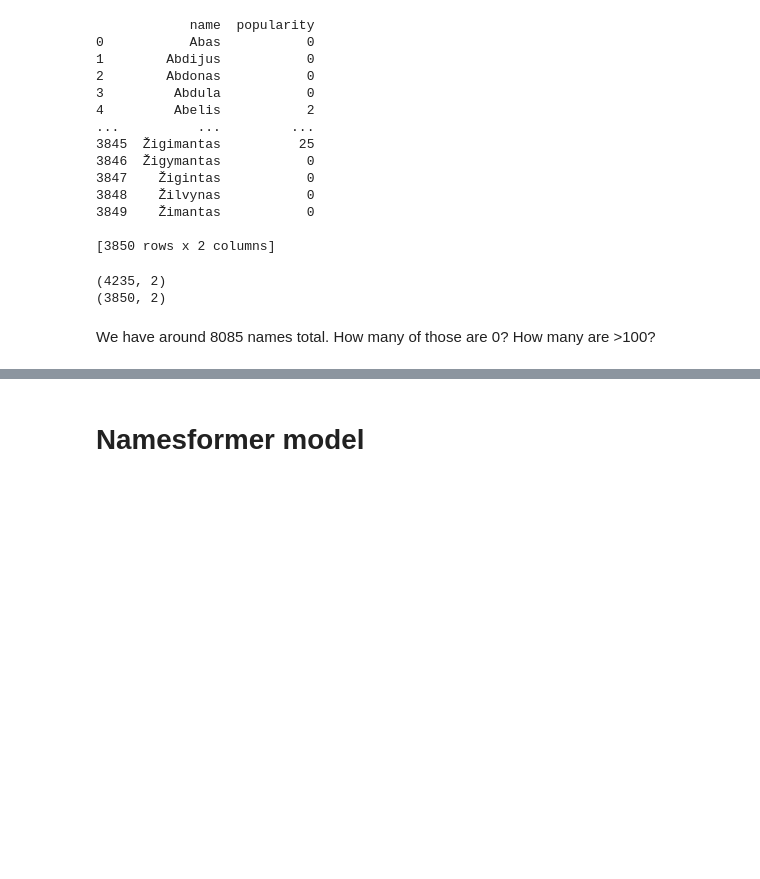
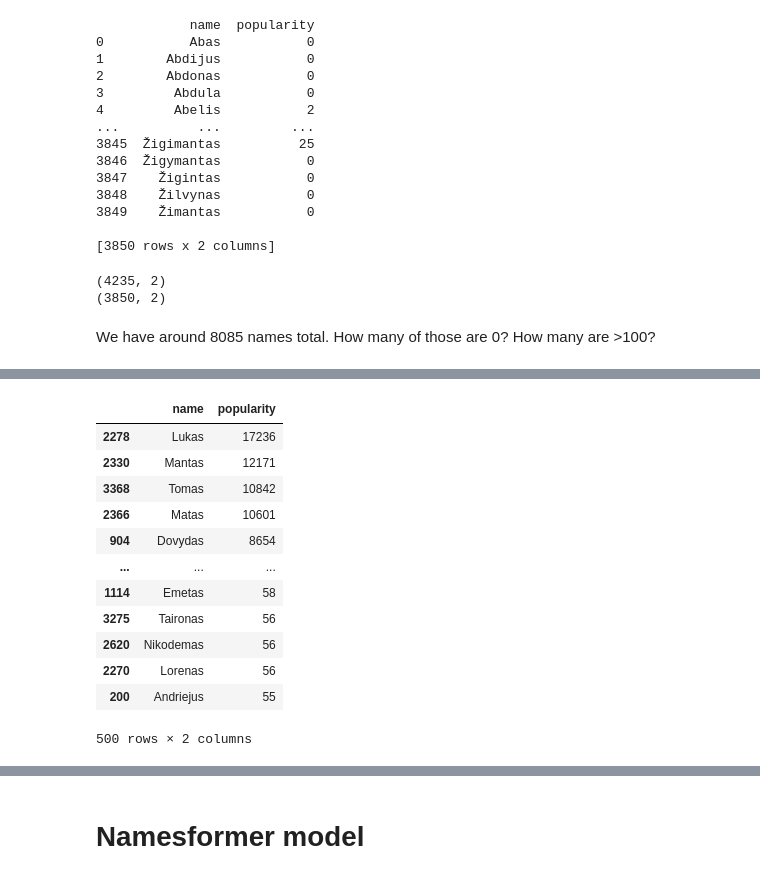
Before and after one commit to AudriusJurg/namesformer, a Jupyter notebook: namesformer.ipynb, the cells around one changed output, grey strips where cells are left out. Cells and saved outputs as stored; diff of their text form; code cells hidden in the pictures; blank space fills up the shorter version.

```diff
--- a/namesformer.ipynb
+++ b/namesformer.ipynb
@@ -64,0 +95,22 @@ Additionally, we will try to see what kind of model we can get if we take the n
+# %%
+male_sorted = male_dataset.sort_values(by='popularity',ascending=False)
+female_sorted = female_dataset.sort_values(by='popularity',ascending=False)
+
+top_500_male=male_sorted.head(500)
+top_500_female = female_sorted.head(500)
+# %%
+top_500_male
+# %% [output]
+|  | name | popularity |
+| 2278 | Lukas | 17236 |
+| 2330 | Mantas | 12171 |
+| 3368 | Tomas | 10842 |
+| 2366 | Matas | 10601 |
+| 904 | Dovydas | 8654 |
+| ... | ... | ... |
+| 1114 | Emetas | 58 |
+| 3275 | Taironas | 56 |
+| 2620 | Nikodemas | 56 |
+| 2270 | Lorenas | 56 |
+| 200 | Andriejus | 55 |
+500 rows × 2 columns
```
Also changed, not shown: parts of 21 cells of this notebook, 8 other files.
